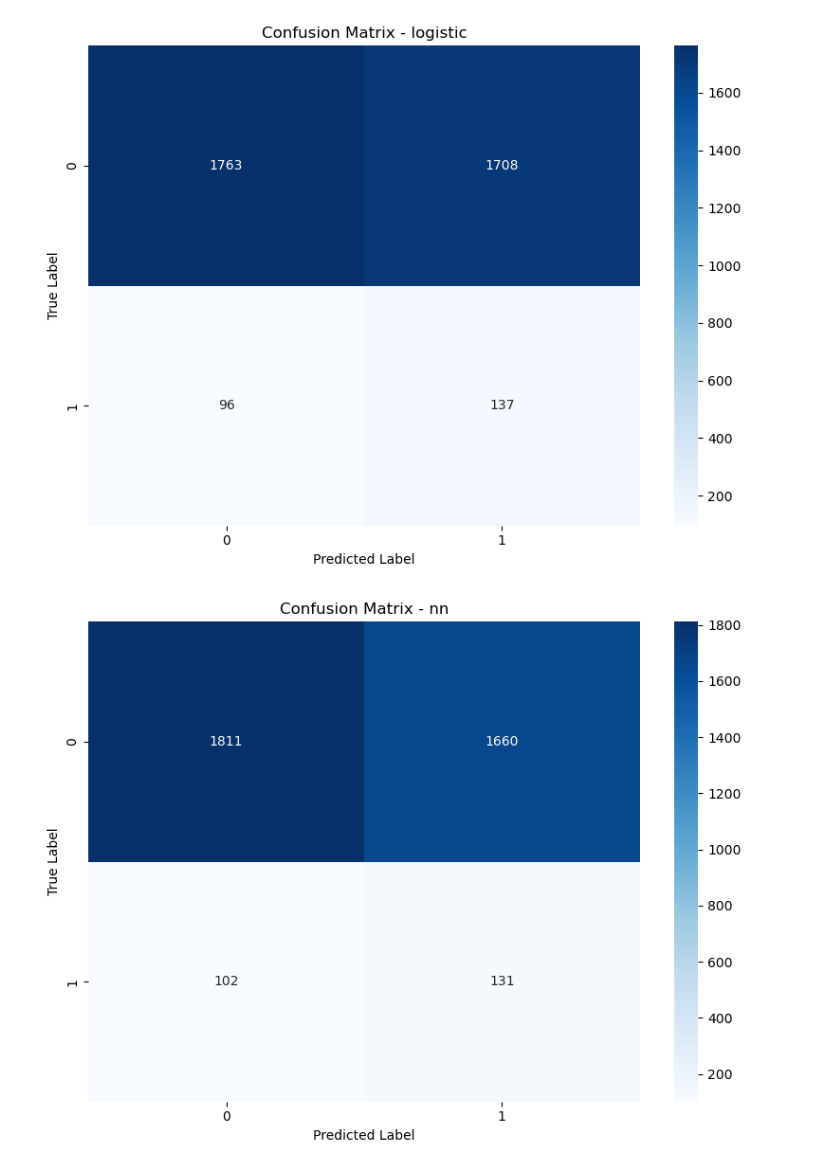
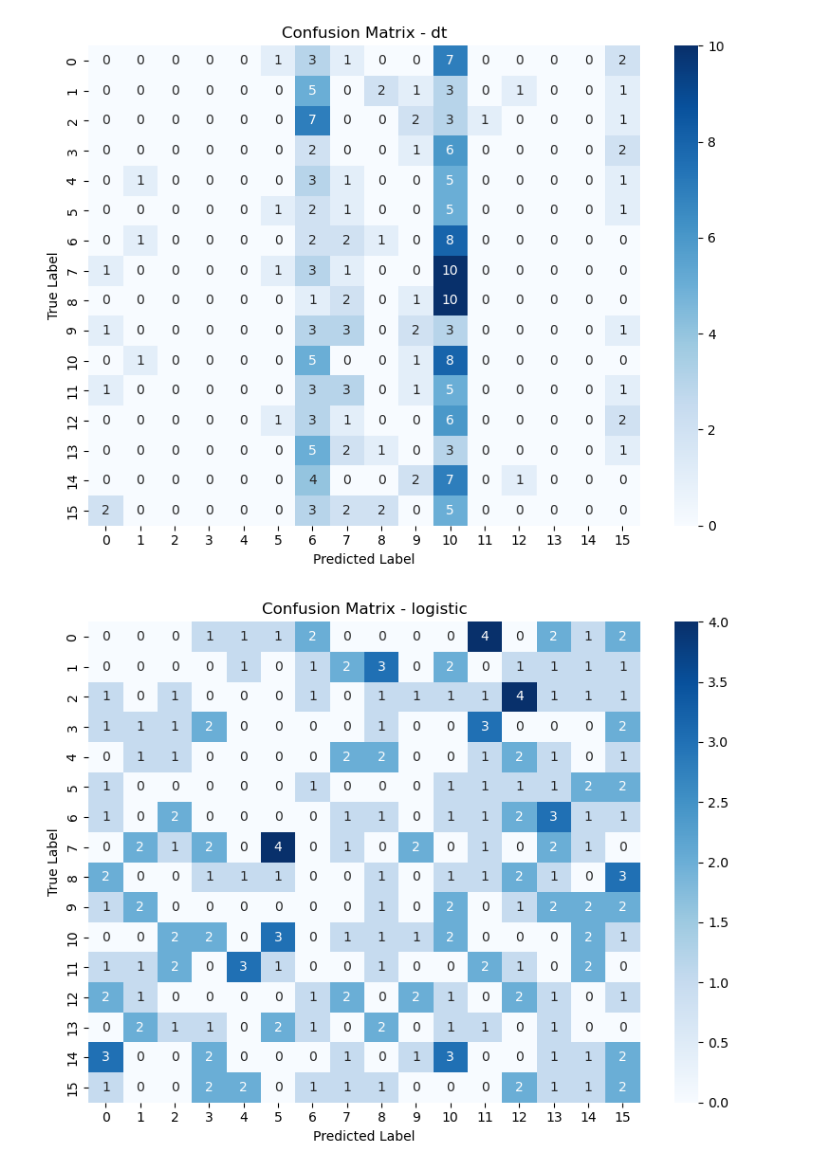
Before and after one commit to waipingng/ML-course-fp, a Jupyter notebook: compare.ipynb, the cells around one changed output. Cells and saved outputs as stored; diff of their text form; code cells hidden in the pictures.

Commit message:
change to modeling race

```diff
--- a/compare.ipynb
+++ b/compare.ipynb
@@ -116,6 +156,22 @@ def visualize_results(results):
             print(f"F1 Score: {results[model]['f1_score']:.4f}")
         if 'confusion_matrix' in results[model]:
             print(f"Confusion Matrix:\n{results[model]['confusion_matrix']}")
+
+    # Find the best model for each metric
+    best_models = {}
+    for metric in metrics:
+        best_score = 0
+        best_model = ""
+        for model in models:
+            if results[model][metric] > best_score:
+                best_score = results[model][metric]
+                best_model = model
+        best_models[metric] = (best_model, best_score)
+
+    # Print the best model for each metric
+    print("\n--- Best Models ---")
+    for metric, (model, score) in best_models.items():
+        print(f"Best {metric}: {model} ({score:.4f})")
     # Create the plot
     plt.figure(figsize=(12, 6))
     bar_width = 0.2
@@ -153,15 +209,28 @@ def main(data_path, target_column=None):
         return
 
     # Preprocess data
-    X_train, X_test, y_train, y_test = preprocess_data(X, y)
+    X_train, X_test, y_train, y_test, x_test_with_horsename = preprocess_data(X, y)
 
     # Run models
-    model_results = compare_models(X_train, X_test, y_train, y_test, models=['logistic', 'nn', 'rf'])
+    model_results, models = compare_models(X_train, X_test, y_train, y_test, models=['dt', 'logistic', 'rf','nn']) #'nn',  'rbf_svm', , 'knn', 'nn_scikit'
 
     # Visualize results
     visualize_results(model_results)
-
-    print("Analysis complete!")
+    # Display probability for the first sample in X_test
+    # print("\nPrediction probability for the first sample:")
+    # besth = 0
+    # bestp = 0
+    # for i in range(16):
+    #     if 'dt' in models:
+    #         # Get the sample as a DataFrame with proper shape
+    #         sample = X_test.iloc[[i]]
+    #         proba = models['dt'].predict_proba(sample)
+    #         if proba[0][1] > besth:
+    #             besth = i
+    #             bestp = proba[0][1]
+    #         print(f"horse {x_test_with_horsename.iloc[i]['Horse Name']}: Probability of winning: {proba[0][1]:.4f}")
+    # print(f"Best probability: {bestp:.4f}, horse name: {x_test_with_horsename.iloc[besth]['Horse Name']}")
+    # print("Analysis complete!")
 # %%
-main('data/processed_race_results.csv', 'is_top1')
+main('data/processed_race_results.csv', 'target')
 # %% [output]
@@ -186,2 +272,2 @@ Analysis complete!
-[figure, old version]
+[figure, new version]
-[figure, old version]
+[figure, new version]
```
Also changed, not shown: parts of 5 cells of this notebook, 10 other files.
